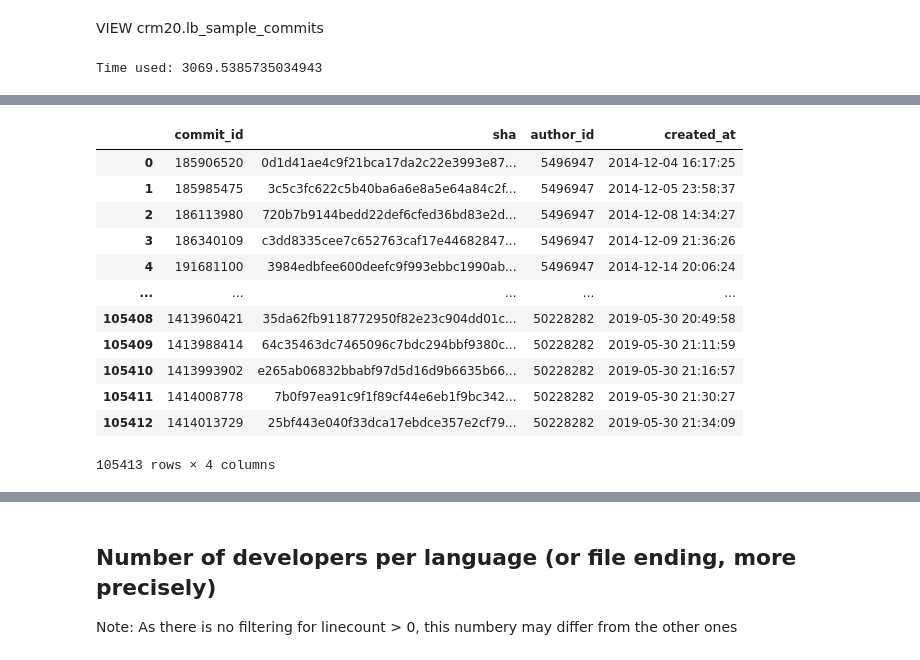
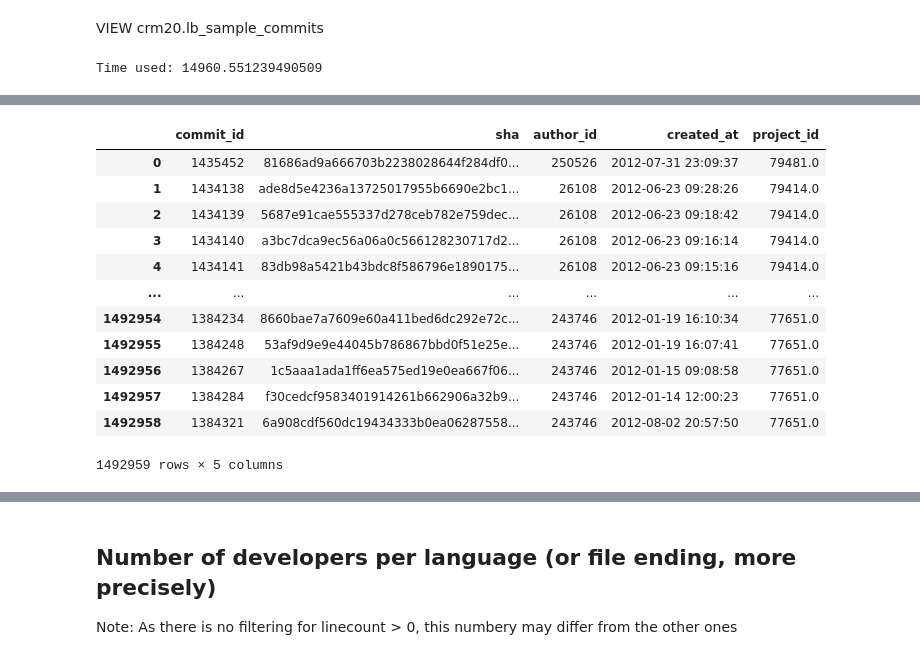
Before and after one commit to LeonBein/CRM20, a Jupyter notebook: DataExplorer.ipynb, the cells around one changed output, grey strips where cells are left out. Cells and saved outputs as stored; diff of their text form; code cells hidden in the pictures.

```diff
--- a/DataExplorer.ipynb
+++ b/DataExplorer.ipynb
@@ -140,28 +198,28 @@ VIEW crm20.lb_sample_commits
 # %%
 
 dbUtils.runQuery('''
     DROP MATERIALIZED VIEW IF EXISTS crm20.lb_sample_commits;
 
     CREATE MATERIALIZED VIEW crm20.lb_sample_commits AS
-    (SELECT commit_id, sha, author_id, created_at
+    (SELECT commit_id, sha, author_id, created_at, project_id
     FROM crm20.lb_sample_commits_all, ght.commits
     WHERE commit_id = id AND author_id IN (SELECT * FROM crm20.lb_sample_users));
 
     SELECT * FROM crm20.lb_sample_commits
 ''')
 # %% [output]
-Time used: 3069.5385735034943
+Time used: 14960.551239490509
 [interactive output not drawn]
-|  | commit_id | sha | author_id | created_at |
-| 0 | 185906520 | 0d1d41ae4c9f21bca17da2c22e3993e87... | 5496947 | 2014-12-04 16:17:25 |
-| 1 | 185985475 | 3c5c3fc622c5b40ba6a6e8a5e64a84c2f... | 5496947 | 2014-12-05 23:58:37 |
-| 2 | 186113980 | 720b7b9144bedd22def6cfed36bd83e2d... | 5496947 | 2014-12-08 14:34:27 |
-| 3 | 186340109 | c3dd8335cee7c652763caf17e44682847... | 5496947 | 2014-12-09 21:36:26 |
-| 4 | 191681100 | 3984edbfee600deefc9f993ebbc1990ab... | 5496947 | 2014-12-14 20:06:24 |
-| ... | ... | ... | ... | ... |
-| 105408 | 1413960421 | 35da62fb9118772950f82e23c904dd01c... | 50228282 | 2019-05-30 20:49:58 |
-| 105409 | 1413988414 | 64c35463dc7465096c7bdc294bbf9380c... | 50228282 | 2019-05-30 21:11:59 |
-| 105410 | 1413993902 | e265ab06832bbabf97d5d16d9b6635b66... | 50228282 | 2019-05-30 21:16:57 |
-| 105411 | 1414008778 | 7b0f97ea91c9f1f89cf44e6eb1f9bc342... | 50228282 | 2019-05-30 21:30:27 |
-| 105412 | 1414013729 | 25bf443e040f33dca17ebdce357e2cf79... | 50228282 | 2019-05-30 21:34:09 |
+|  | commit_id | sha | author_id | created_at | project_id |
+| 0 | 1435452 | 81686ad9a666703b2238028644f284df0... | 250526 | 2012-07-31 23:09:37 | 79481.0 |
+| 1 | 1434138 | ade8d5e4236a13725017955b6690e2bc1... | 26108 | 2012-06-23 09:28:26 | 79414.0 |
+| 2 | 1434139 | 5687e91cae555337d278ceb782e759dec... | 26108 | 2012-06-23 09:18:42 | 79414.0 |
+| 3 | 1434140 | a3bc7dca9ec56a06a0c566128230717d2... | 26108 | 2012-06-23 09:16:14 | 79414.0 |
+| 4 | 1434141 | 83db98a5421b43bdc8f586796e1890175... | 26108 | 2012-06-23 09:15:16 | 79414.0 |
+| ... | ... | ... | ... | ... | ... |
+| 1492954 | 1384234 | 8660bae7a7609e60a411bed6dc292e72c... | 243746 | 2012-01-19 16:10:34 | 77651.0 |
+| 1492955 | 1384248 | 53af9d9e9e44045b786867bbd0f51e25e... | 243746 | 2012-01-19 16:07:41 | 77651.0 |
+| 1492956 | 1384267 | 1c5aaa1ada1ff6ea575ed19e0ea667f06... | 243746 | 2012-01-15 09:08:58 | 77651.0 |
+| 1492957 | 1384284 | f30cedcf9583401914261b662906a32b9... | 243746 | 2012-01-14 12:00:23 | 77651.0 |
+| 1492958 | 1384321 | 6a908cdf560dc19434333b0ea06287558... | 243746 | 2012-08-02 20:57:50 | 77651.0 |
-105413 rows × 4 columns
+1492959 rows × 5 columns
```
Also changed, not shown: parts of 52 cells of this notebook, 5 other files.
